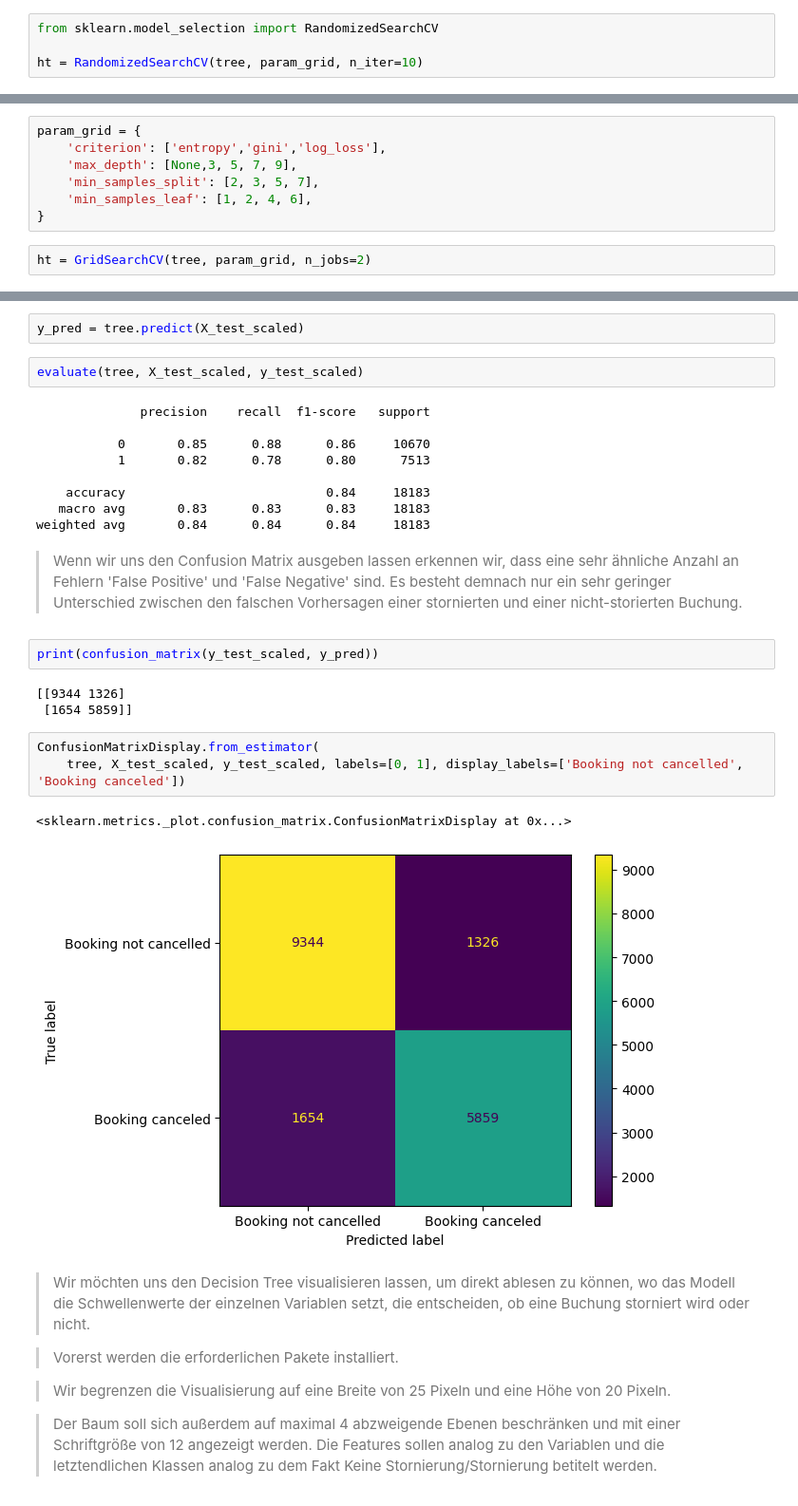
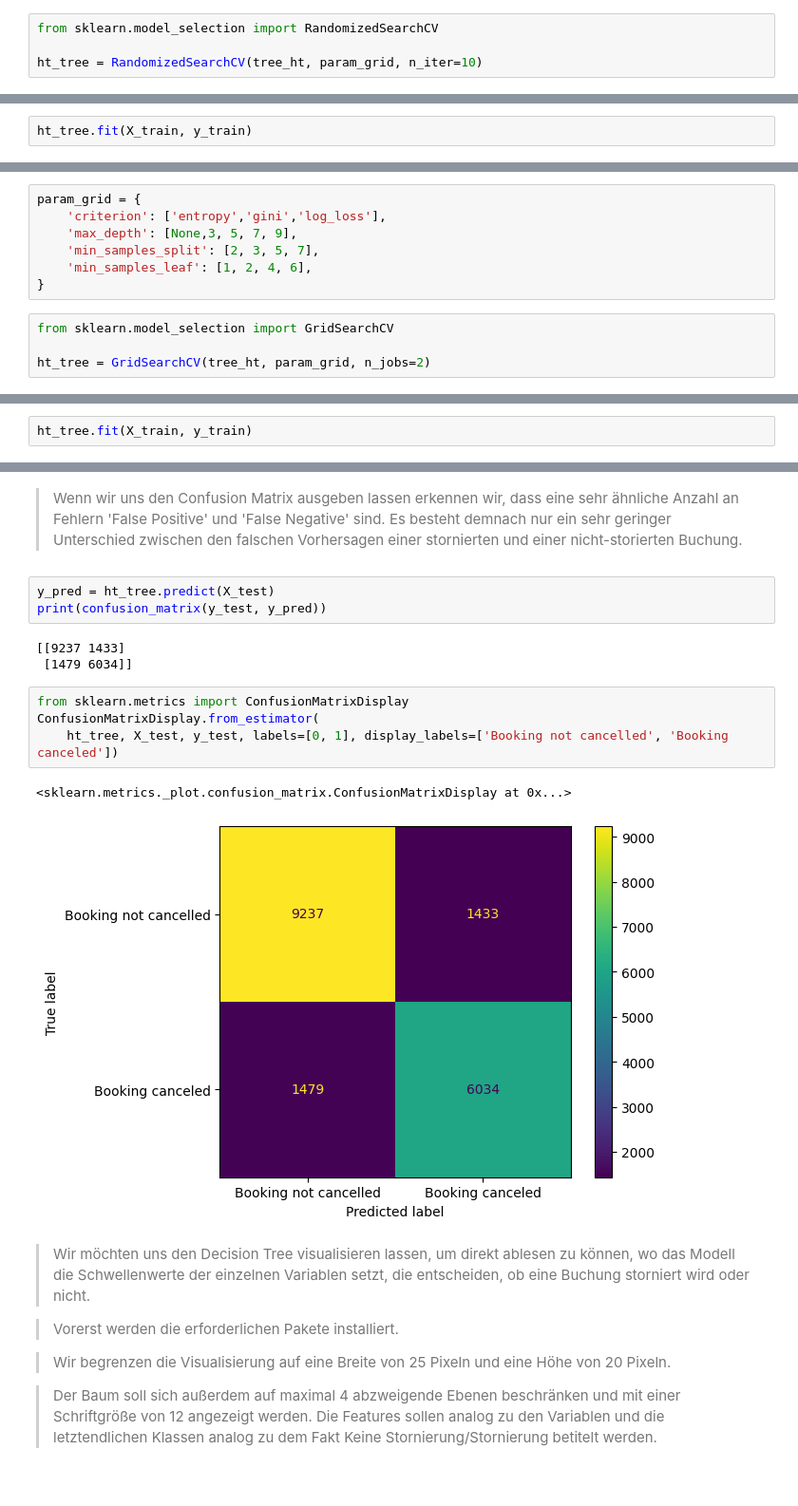
Before and after one commit to hochschule-pforzheim/project-st23-team-f23, a Jupyter notebook: 2_Classification.ipynb, the cells around one changed output, grey strips where cells are left out. Shown at 95% size. Drawn from its saved outputs; the diff is of its cells as text.

```diff
--- a/2_Classification.ipynb
+++ b/2_Classification.ipynb
@@ -981,4 +988,4 @@ param_grid = {
 # %%
 from sklearn.model_selection import RandomizedSearchCV
 
-ht = RandomizedSearchCV(tree, param_grid, n_iter=10)
+ht_tree = RandomizedSearchCV(tree_ht, param_grid, n_iter=10)
@@ -988,0 +994,2 @@ ValueError: ignored
+# %%
+ht_tree.fit(X_train, y_train)
@@ -1023,4 +1039,6 @@ param_grid = {
     'min_samples_leaf': [1, 2, 4, 6],
 }
 # %%
-ht = GridSearchCV(tree, param_grid, n_jobs=2)
+from sklearn.model_selection import GridSearchCV
+
+ht_tree = GridSearchCV(tree_ht, param_grid, n_jobs=2)
@@ -1034,0 +1045,2 @@ GridSearchCV(estimator=DecisionTreeClassifier(), n_jobs=2,
+# %%
+ht_tree.fit(X_train, y_train)
@@ -1071,29 +1073,18 @@ DecisionTreeClassifier(criterion='entropy', min_samples_leaf=4,
-# %%
-y_pred = tree.predict(X_test_scaled)
-# %%
-evaluate(tree, X_test_scaled, y_test_scaled)
-# %% [output]
-              precision    recall  f1-score   support
-
-           0       0.85      0.88      0.86     10670
-           1       0.82      0.78      0.80      7513
-
-    accuracy                           0.84     18183
-   macro avg       0.83      0.83      0.83     18183
-weighted avg       0.84      0.84      0.84     18183
 # %% [markdown]
 > Wenn wir uns den Confusion Matrix ausgeben lassen erkennen wir, dass eine sehr ähnliche Anzahl an Fehlern 'False Positive' und 'False Negative' sind. Es besteht demnach nur ein sehr geringer Unterschied zwischen den falschen Vorhersagen einer stornierten und einer nicht-storierten Buchung.
-# %%
-print(confusion_matrix(y_test_scaled, y_pred))
-# %% [output]
-[[9344 1326]
- [1654 5859]]
+# %%
+y_pred = ht_tree.predict(X_test)
+print(confusion_matrix(y_test, y_pred))
+# %% [output]
+[[9237 1433]
+ [1479 6034]]
 # %%
+from sklearn.metrics import ConfusionMatrixDisplay
 ConfusionMatrixDisplay.from_estimator(
-    tree, X_test_scaled, y_test_scaled, labels=[0, 1], display_labels=['Booking not cancelled', 'Booking canceled'])
+    ht_tree, X_test, y_test, labels=[0, 1], display_labels=['Booking not cancelled', 'Booking canceled'])
 # %% [output]
 <sklearn.metrics._plot.confusion_matrix.ConfusionMatrixDisplay at 0x...>
-[figure, old version]
+[figure, new version]
 # %% [markdown]
 > Wir möchten uns den Decision Tree visualisieren lassen, um direkt ablesen zu können, wo das Modell die Schwellenwerte der einzelnen Variablen setzt, die entscheiden, ob eine Buchung storniert wird oder nicht.
 
```
Also changed, not shown: parts of 40 cells of this notebook.
